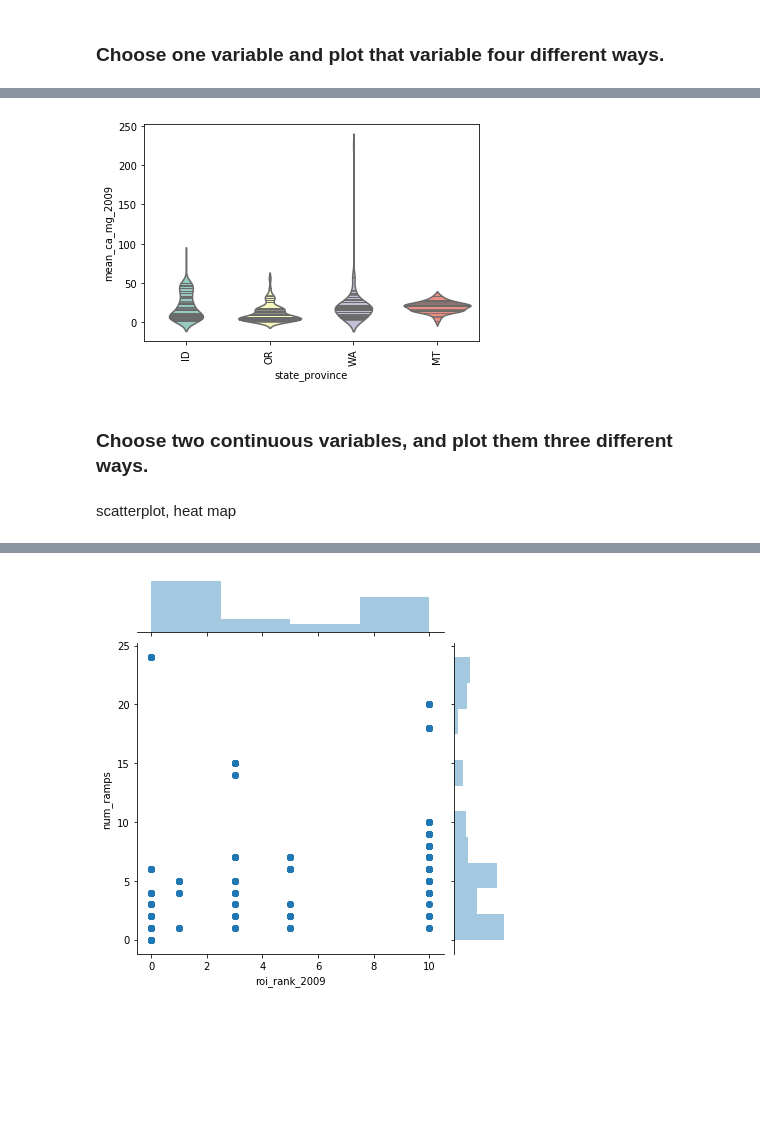
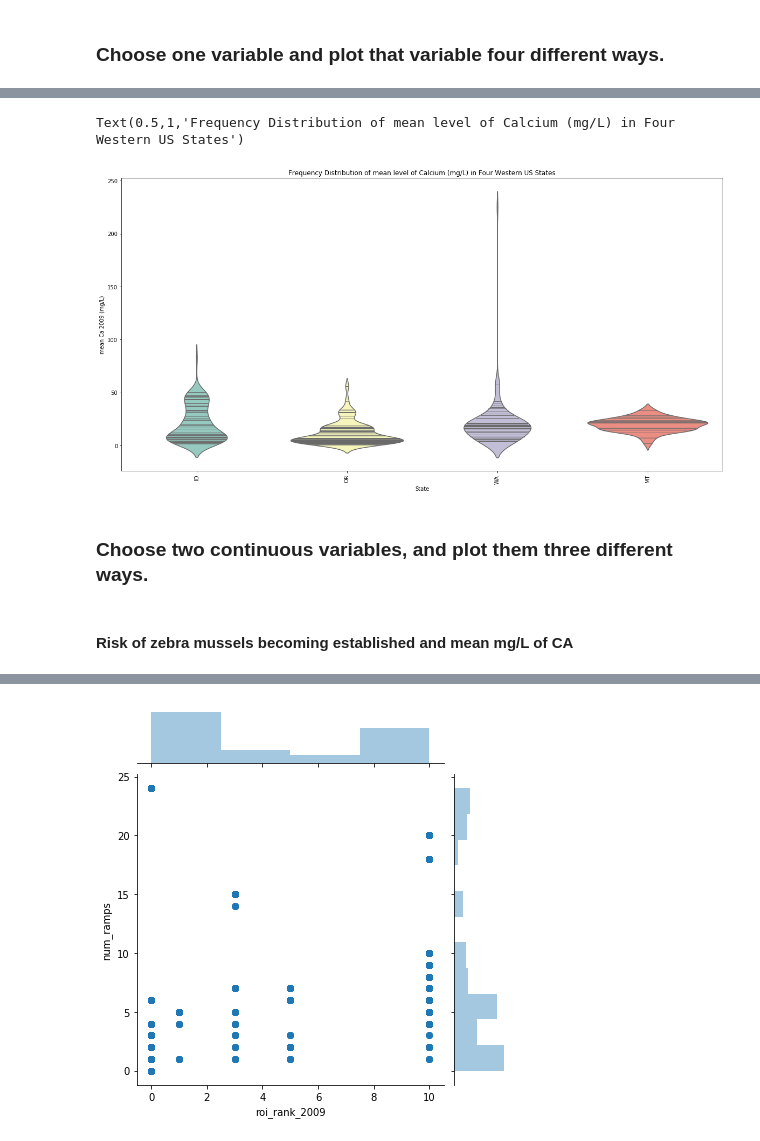
Before and after one commit to msflebedorf/bootcamp, a Jupyter notebook: unit_1/Unit 1 Lesson 3 Visualization.ipynb, the cells around one changed output, grey strips where cells are left out. Saved outputs shown, nothing was run; the diff lists cells and outputs as text; code cells hidden in the pictures; blank space fills up the shorter version.

```diff
--- a/unit_1/Unit 1 Lesson 3 Visualization.ipynb
+++ b/unit_1/Unit 1 Lesson 3 Visualization.ipynb
@@ -96,5 +94,3 @@ zmussels.rank_sum_2009 = zmussels.rank_sum_2009.replace('.','NaN')
-# %%
-zmussels.rank_sum_2009 = zmussels.rank_sum_2009.astype('float')
 # %% [markdown]
 Choosing to replace '.' with zero ramps (as opposed to not known)
 # %%
@@ -104,7 +102,7 @@ zmussels.num_ramps = zmussels.num_ramps.astype('int32')
 # %%
 zmussels.num_trnmboats_2006_08 = zmussels.num_trnmboats_2006_08.replace('.','0')
 # %%
-zmussels.num_trnmboats_2006_08 = zmussels.num_trnmboats_2006_08.astype('int32')
+zmussels.num_trnmboats_2006_08 = zmussels.num_trnmboats_2006_08.astype('int')
 # %%
 zmussels.dtypes
 # %% [output]
@@ -140,5 +140,5 @@ zmusselsid = zmussels.loc[(zmussels['state_province']=='ID')]
 # %%
-#Dissolved calcium relates to the risk of zebra mussels becoming established in a water body
+plt.rcParams['figure.figsize'] = (20.0, 10.0)
 plt.subplot(1, 2, 1)
 plt.ylim(0,110)
 sns.distplot(zmusselsor.mean_ca_mg_2009, kde=False)
@@ -160,10 +160,14 @@ Text(0.5,1,'Frequency Distribution of mean level of Calcium (mg/L) in Bodies of
 # %%
 sns.violinplot(x="state_province", y="mean_ca_mg_2009", data=zmussels, split = True,
                inner="stick", palette="Set3")
 plt.xticks(rotation = 90);
+plt.xlabel('State')
+plt.ylabel("mean Ca 2009 (mg/L)")
+plt.title('Frequency Distribution of mean level of Calcium (mg/L) in Four Western US States')
 # %% [output]
+Text(0.5,1,'Frequency Distribution of mean level of Calcium (mg/L) in Four Western US States')
-[figure, old version]
+[figure, new version]
 # %% [markdown]
 ### Choose two continuous variables, and plot them three different ways.
-# %% [markdown]
-scatterplot, heat map
+# %% [markdown]
+#### Risk of zebra mussels becoming established and mean mg/L of CA
```
Also changed, not shown: parts of 18 cells of this notebook, 1 other file.
